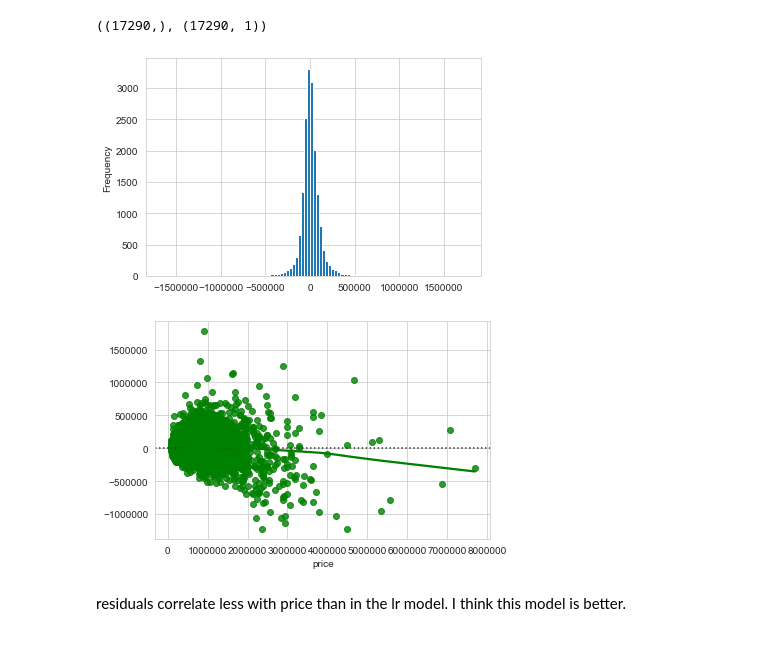
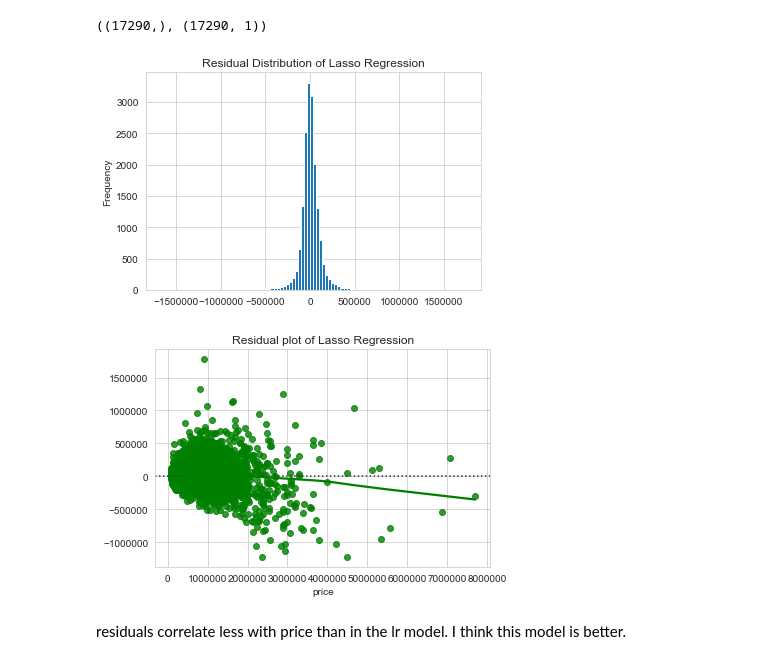
Before and after one commit to SlimHintz/King-County-Housing, a Jupyter notebook: finalModel.ipynb, the cells around one changed output. Saved outputs shown, nothing was run; the diff lists cells and outputs as text; code cells hidden in the pictures.

```diff
--- a/finalModel.ipynb
+++ b/finalModel.ipynb
@@ -918,14 +918,16 @@ y_hat.shape, y.shape
 # %%
 # Normality of the residuals
 residual_df = y_hat-y.price
-residual_df.plot(kind='hist', bins=100);
+residual_df.plot(kind='hist', bins=100)
+plt.title("Residual Distribution of Lasso Regression");
 # %% [output]
-[figure, old version]
+[figure, new version]
 # %%
-# homoscedacity
-sns.residplot(y, y_hat, lowess=True, color='g');
+# homoscedasticity
+sns.residplot(y, y_hat, lowess=True, color='g')
+plt.title("Residual plot of Lasso Regression");
 # %% [output]
-[figure, old version]
+[figure, new version]
 # %% [markdown]
 residuals correlate less with price than in the lr model. I think this model is better.
 # %% [markdown]
```
Also changed, not shown: parts of 11 cells of this notebook.
